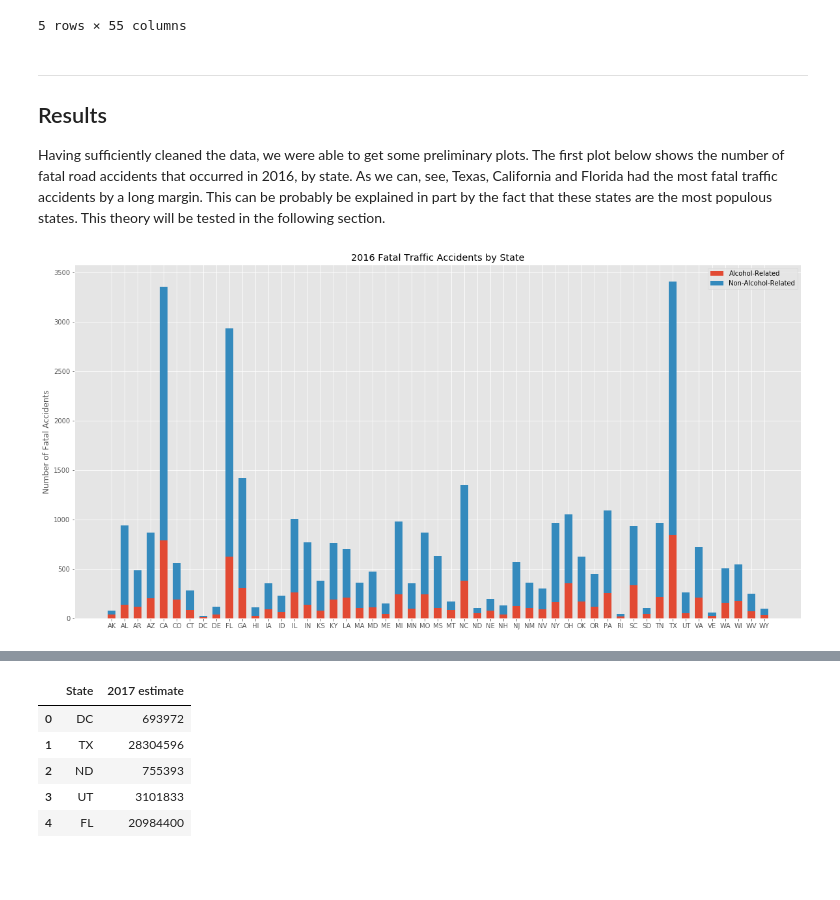
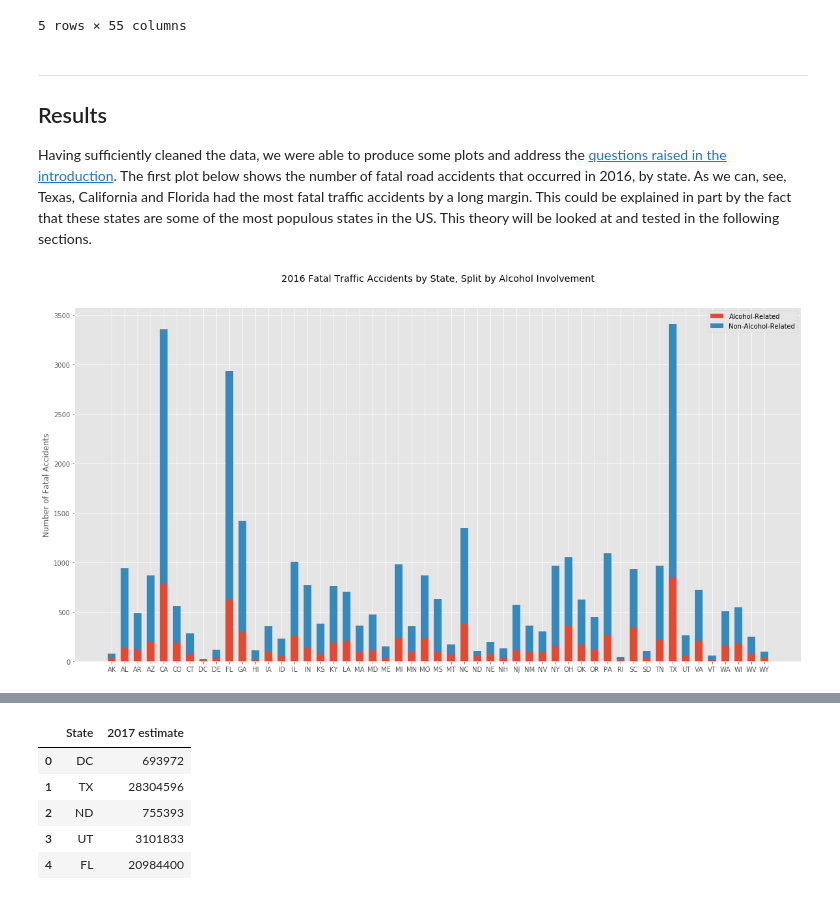
Before and after one commit to maf5509/accident_capstone, a Jupyter notebook: Untitled.ipynb, the cells around one changed output, grey strips where cells are left out. Saved outputs shown, nothing was run; the diff lists cells and outputs as text; code cells hidden in the pictures; blank space fills up the shorter version.

```diff
--- a/Untitled.ipynb
+++ b/Untitled.ipynb
@@ -152,7 +154,7 @@ table.head()
 | 4 | 1 | 10005 | 1 | 1 | 0 | 0 | 0 | 1 | 1 | 73 | ... |
 5 rows × 55 columns
 # %%
-state_codes = ['AL', 'AK', 'AZ', 'AR', 'CA', 'CO', 'CT', 'DE', 'DC', 'FL', 'GA', 'HI', 'ID', 'IL', 'IN', 'IA', 'KS', 'KY', 'LA', 'ME', 'MD', 'MA', 'MI', 'MN', 'MS', 'MO', 'MT', 'NE', 'NV', 'NH', 'NJ', 'NM', 'NY', 'NC', 'ND', 'OH', 'OK', 'OR', 'PA', 'RI', 'SC', 'SD', 'TN', 'TX', 'UT', 'VE', 'VA', 'WA', 'WV', 'WI', 'WY']
+state_codes = ['AL', 'AK', 'AZ', 'AR', 'CA', 'CO', 'CT', 'DE', 'DC', 'FL', 'GA', 'HI', 'ID', 'IL', 'IN', 'IA', 'KS', 'KY', 'LA', 'ME', 'MD', 'MA', 'MI', 'MN', 'MS', 'MO', 'MT', 'NE', 'NV', 'NH', 'NJ', 'NM', 'NY', 'NC', 'ND', 'OH', 'OK', 'OR', 'PA', 'RI', 'SC', 'SD', 'TN', 'TX', 'UT', 'VT', 'VA', 'WA', 'WV', 'WI', 'WY']
 # %%
 #Create second dictionary with state abbreviations instead of full names
 
@@ -296,23 +253,21 @@ test_bar2.head()
 ***
 ## Results
 
-Having sufficiently cleaned the data, we were able to get some preliminary plots. The first plot below shows the number of fatal
-road accidents that occurred in 2016, by state. As we can, see, Texas, California and Florida had the most fatal traffic accidents by a long margin. This can be probably be explained in part by the fact that these states are the most populous states. This theory will
-be tested in the following section.
+Having sufficiently cleaned the data, we were able to produce some plots and address the [questions raised in the introduction](#What-Can-We-Determine-from-the-Data?). The first plot below shows the number of fatal
+road accidents that occurred in 2016, by state. As we can, see, Texas, California and Florida had the most fatal traffic accidents by a long margin. This could be explained in part by the fact that these states are some of the most populous states in the US. This theory will
+be looked at and tested in the following sections.
 # %%
 x = np.arange(len(test_bar2['CODE']))
 y1 = test_bar2['DRUNK_YES']
 y2 = test_bar2['NOT_DRUNK']
 width = 0.6
 #len(test_bar2['STATE'])
 p1=plt.bar(x, y1, width)
 p2=plt.bar(x, y2, width, bottom=y1)
 plt.xticks(x, test_bar2['CODE'])
 plt.ylabel("Number of Fatal Accidents")
-plt.title("2016 Fatal Traffic Accidents by State")
+plt.title("2016 Fatal Traffic Accidents by State, Split by Alcohol Involvement")
 plt.legend((p1[0], p2[0]), ('Alcohol-Related', 'Non-Alcohol-Related'))
 plt.show()
-#Do side by side boxplots for alcohol, non-alcohol-related
-#Use no. of persons as proxy for severity of accident, compare vs. involvement of alc.
 # %% [output]
-[figure, old version]
+[figure, new version]
```
Also changed, not shown: parts of 58 cells of this notebook.
